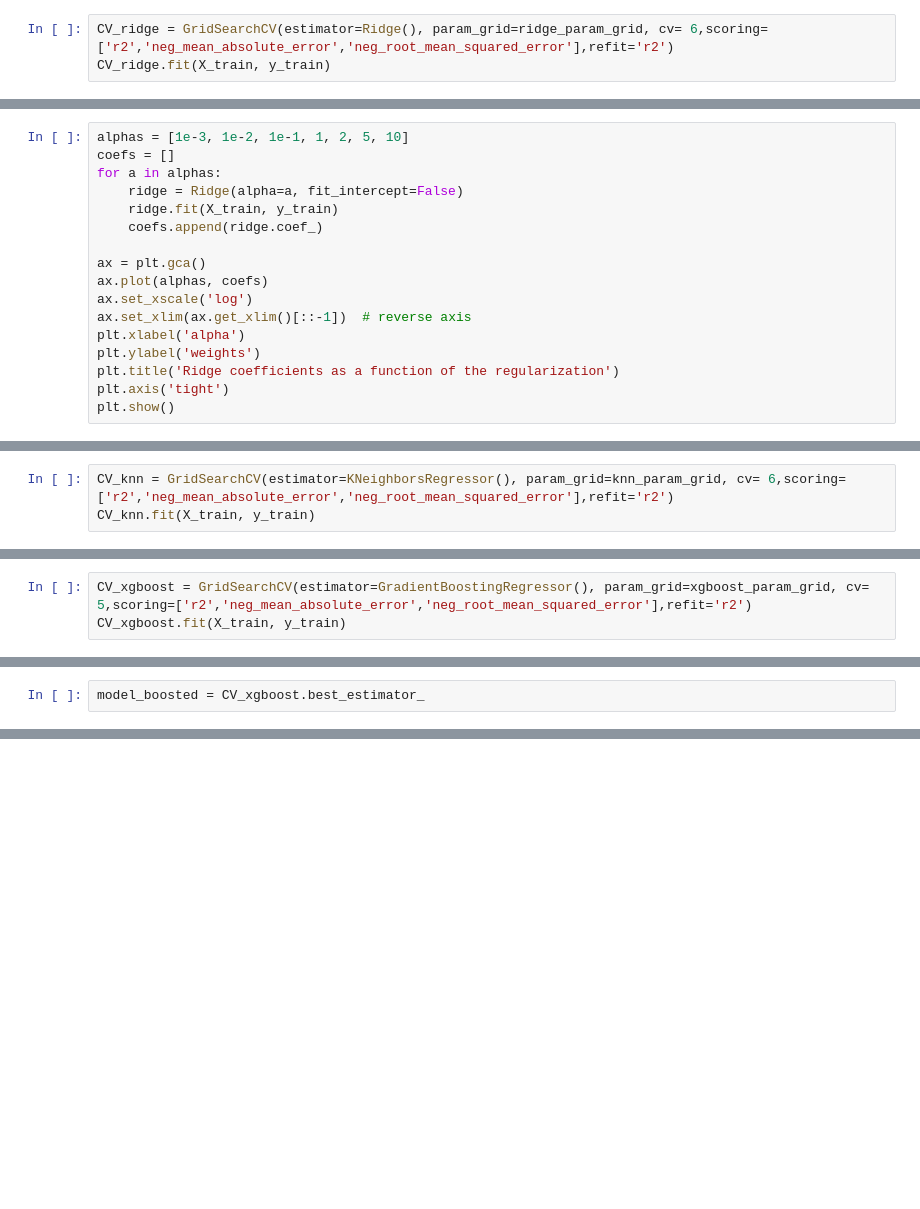
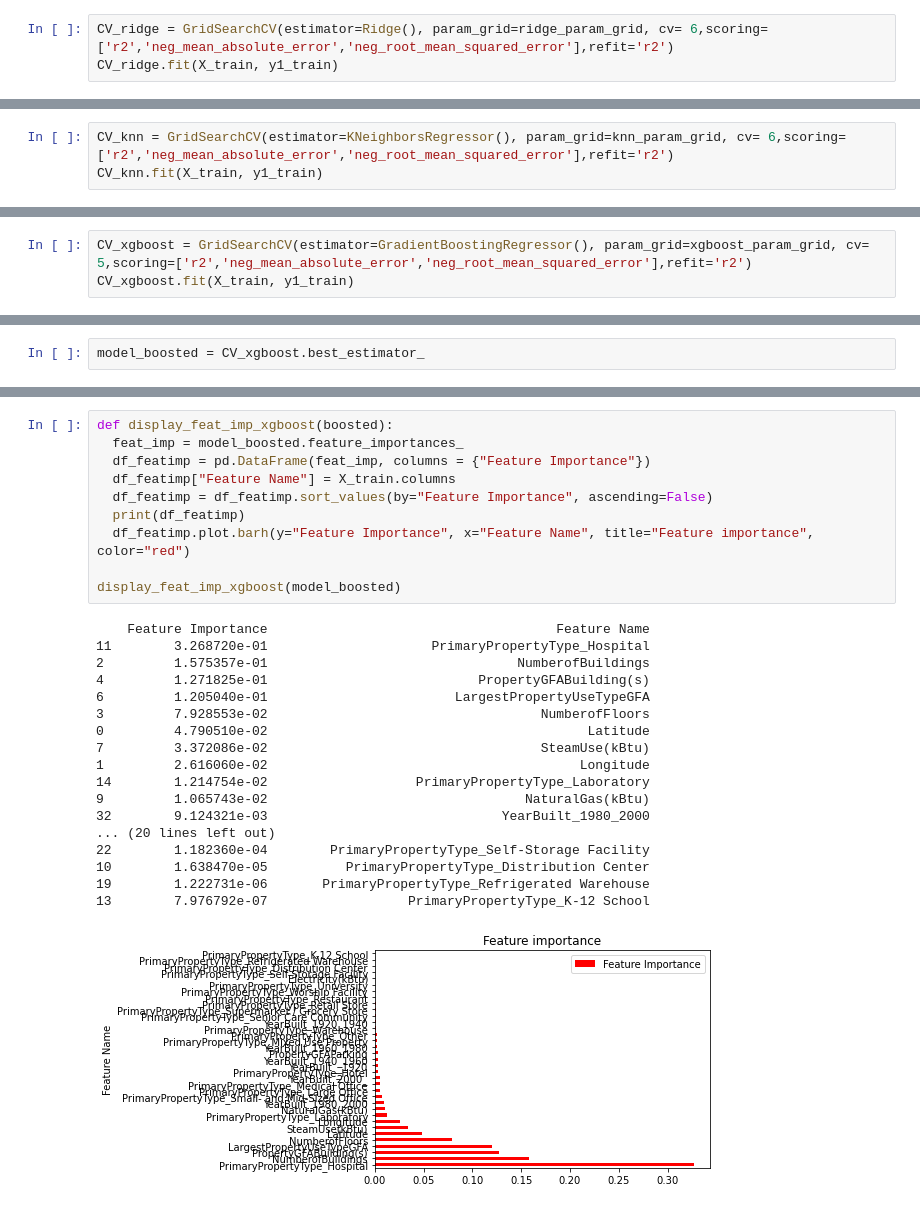
Before and after one commit to azioba/Notebook, a Jupyter notebook: Projet_4.ipynb, the cells around one changed output, grey strips where cells are left out. Drawn from its saved outputs; the diff is of its cells as text; blank space fills up the shorter version.

```diff
--- a/Projet_4.ipynb
+++ b/Projet_4.ipynb
@@ -533,7 +522,7 @@ ridge_param_grid = {'alpha' : [1e-3, 1e-2, 1e-1, 1, 2, 5, 10],
               }
 # %%
 CV_ridge = GridSearchCV(estimator=Ridge(), param_grid=ridge_param_grid, cv= 6,scoring=['r2','neg_mean_absolute_error','neg_root_mean_squared_error'],refit='r2')
-CV_ridge.fit(X_train, y_train)
+CV_ridge.fit(X_train, y1_train)
 # %% [output]
 GridSearchCV(cv=6, estimator=Ridge(),
              param_grid={'alpha': [0.001, 0.01, 0.1, 1, 2, 5, 10]}, refit='r2',
@@ -567,17 +554,0 @@ pd.DataFrame(CV_ridge.cv_results_)
-# %%
-alphas = [1e-3, 1e-2, 1e-1, 1, 2, 5, 10]
-coefs = []
-for a in alphas:
-    ridge = Ridge(alpha=a, fit_intercept=False)
-    ridge.fit(X_train, y_train)
-    coefs.append(ridge.coef_)
-
-ax = plt.gca()
-ax.plot(alphas, coefs)
-ax.set_xscale('log')
-ax.set_xlim(ax.get_xlim()[::-1])  # reverse axis
-plt.xlabel('alpha')
-plt.ylabel('weights')
-plt.title('Ridge coefficients as a function of the regularization')
-plt.axis('tight')
-plt.show()
@@ -590,7 +559,7 @@ knn_param_grid = {'n_neighbors' : list(range(10, 100)),
               }
 # %%
 CV_knn = GridSearchCV(estimator=KNeighborsRegressor(), param_grid=knn_param_grid, cv= 6,scoring=['r2','neg_mean_absolute_error','neg_root_mean_squared_error'],refit='r2')
-CV_knn.fit(X_train, y_train)
+CV_knn.fit(X_train, y1_train)
 # %% [output]
 GridSearchCV(cv=6, estimator=KNeighborsRegressor(),
              param_grid={'n_neighbors': [10, 11, 12, 13, 14, 15, 16, 17, 18, 19,
@@ -638,7 +602,7 @@ xgboost_param_grid = {'n_estimators' : [100,200,300,400,500],
               'random_state': [12]}
 # %%
 CV_xgboost = GridSearchCV(estimator=GradientBoostingRegressor(), param_grid=xgboost_param_grid, cv= 5,scoring=['r2','neg_mean_absolute_error','neg_root_mean_squared_error'],refit='r2')
-CV_xgboost.fit(X_train, y_train)
+CV_xgboost.fit(X_train, y1_train)
 # %% [output]
 GridSearchCV(cv=5, estimator=GradientBoostingRegressor(),
              param_grid={'max_depth': [4, 8, 16, 32, 64],
@@ -660,0 +643,29 @@ model_boosted.score(X_test,y_test)
+# %%
+def display_feat_imp_xgboost(boosted):
+  feat_imp = model_boosted.feature_importances_
+  df_featimp = pd.DataFrame(feat_imp, columns = {"Feature Importance"})
+  df_featimp["Feature Name"] = X_train.columns
+  df_featimp = df_featimp.sort_values(by="Feature Importance", ascending=False)
+  print(df_featimp)
+  df_featimp.plot.barh(y="Feature Importance", x="Feature Name", title="Feature importance", color="red")
+
+display_feat_imp_xgboost(model_boosted)
+# %% [output]
+    Feature Importance                                     Feature Name
+11        3.268720e-01                     PrimaryPropertyType_Hospital
+2         1.575357e-01                                NumberofBuildings
+4         1.271825e-01                           PropertyGFABuilding(s)
+6         1.205040e-01                        LargestPropertyUseTypeGFA
+3         7.928553e-02                                   NumberofFloors
+0         4.790510e-02                                         Latitude
+7         3.372086e-02                                   SteamUse(kBtu)
+1         2.616060e-02                                        Longitude
+14        1.214754e-02                   PrimaryPropertyType_Laboratory
+9         1.065743e-02                                 NaturalGas(kBtu)
+32        9.124321e-03                              YearBuilt_1980_2000
+... (20 lines left out)
+22        1.182360e-04        PrimaryPropertyType_Self-Storage Facility
+10        1.638470e-05          PrimaryPropertyType_Distribution Center
+19        1.222731e-06       PrimaryPropertyType_Refrigerated Warehouse
+13        7.976792e-07                  PrimaryPropertyType_K-12 School
+[figure, added]
```
Also changed, not shown: parts of 72 cells of this notebook.
